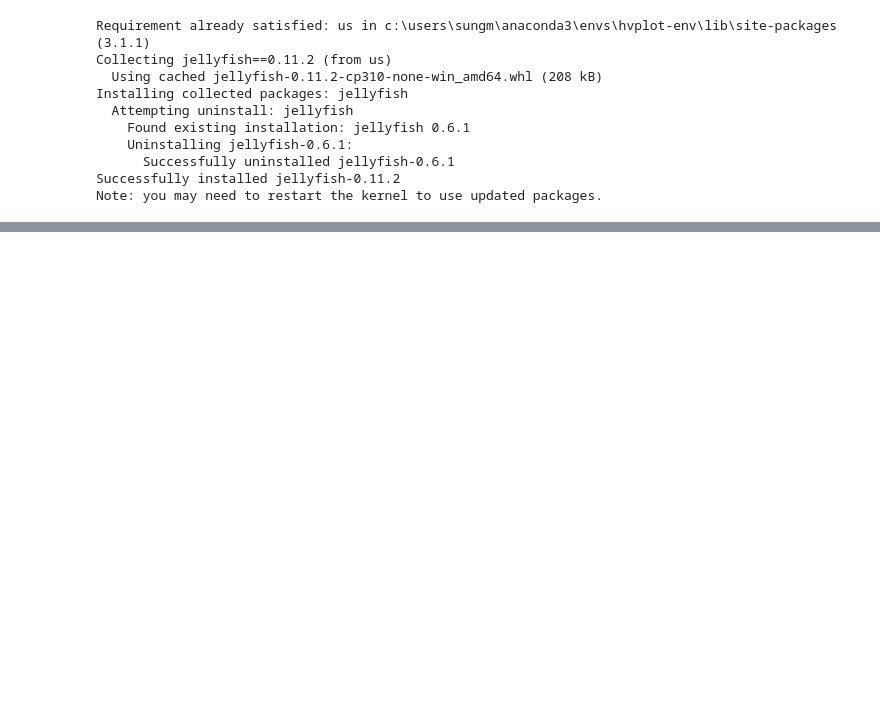
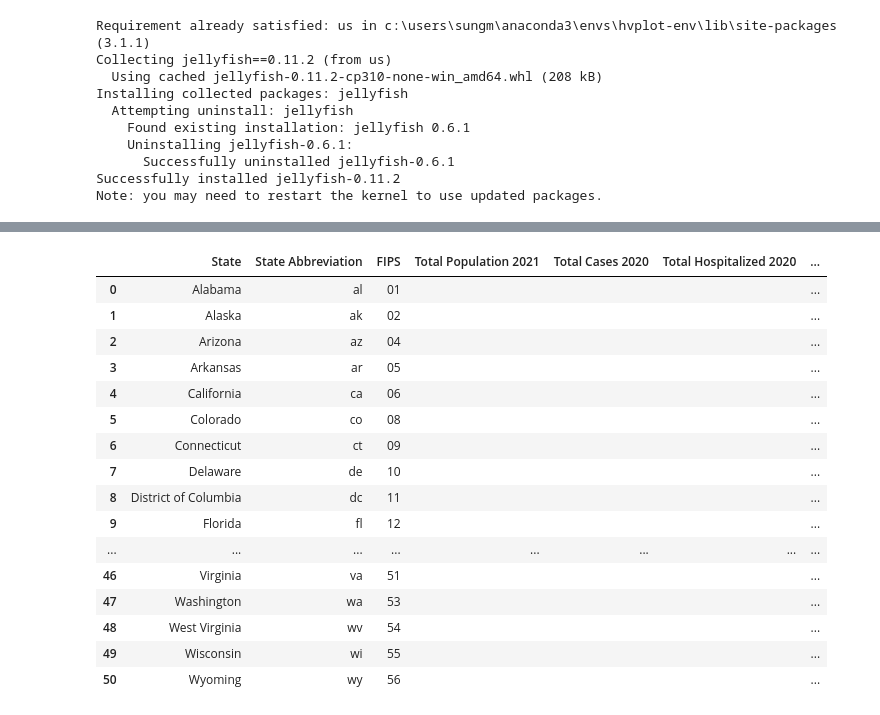
Before and after one commit to data-analyst05/UCberkeley_DA_group1, a Jupyter notebook: covid_deaths_2020.ipynb, the cells around one changed output, grey strips where cells are left out. Cells and saved outputs as stored; diff of their text form; code cells hidden in the pictures; blank space fills up the shorter version.

```diff
--- a/covid_deaths_2020.ipynb
+++ b/covid_deaths_2020.ipynb
@@ -62 +60,22 @@ covid_deaths_2020_df
+# %%
+covid_deaths_2020_df['State'] = covid_deaths_2020_df['State'] .astype(str)
+covid_deaths_2020_df.sort_values('State').reset_index(drop=True)
+# %% [output]
+|  | State | State Abbreviation | FIPS | Total Population 2021 | Total Cases 2020 | Total Hospitalized 2020 | ... |
+| 0 | Alabama | al | 01 |  |  |  | ... |
+| 1 | Alaska | ak | 02 |  |  |  | ... |
+| 2 | Arizona | az | 04 |  |  |  | ... |
+| 3 | Arkansas | ar | 05 |  |  |  | ... |
+| 4 | California | ca | 06 |  |  |  | ... |
+| 5 | Colorado | co | 08 |  |  |  | ... |
+| 6 | Connecticut | ct | 09 |  |  |  | ... |
+| 7 | Delaware | de | 10 |  |  |  | ... |
+| 8 | District of Columbia | dc | 11 |  |  |  | ... |
+| 9 | Florida | fl | 12 |  |  |  | ... |
+| ... | ... | ... | ... | ... | ... | ... | ... |
+| 46 | Virginia | va | 51 |  |  |  | ... |
+| 47 | Washington | wa | 53 |  |  |  | ... |
+| 48 | West Virginia | wv | 54 |  |  |  | ... |
+| 49 | Wisconsin | wi | 55 |  |  |  | ... |
+| 50 | Wyoming | wy | 56 |  |  |  | ... |
 # %%
```
Also changed, not shown: parts of 5 cells of this notebook.
